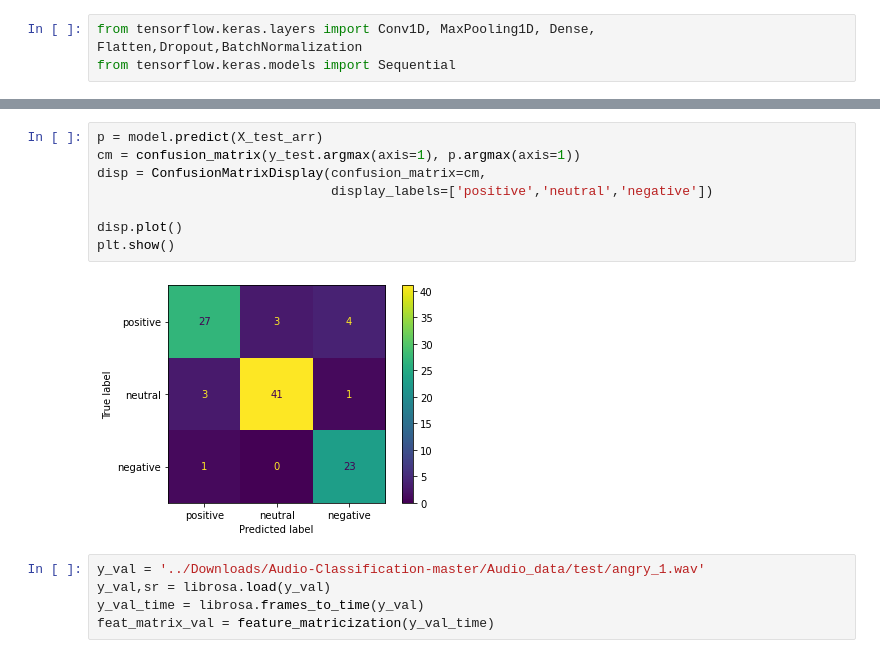
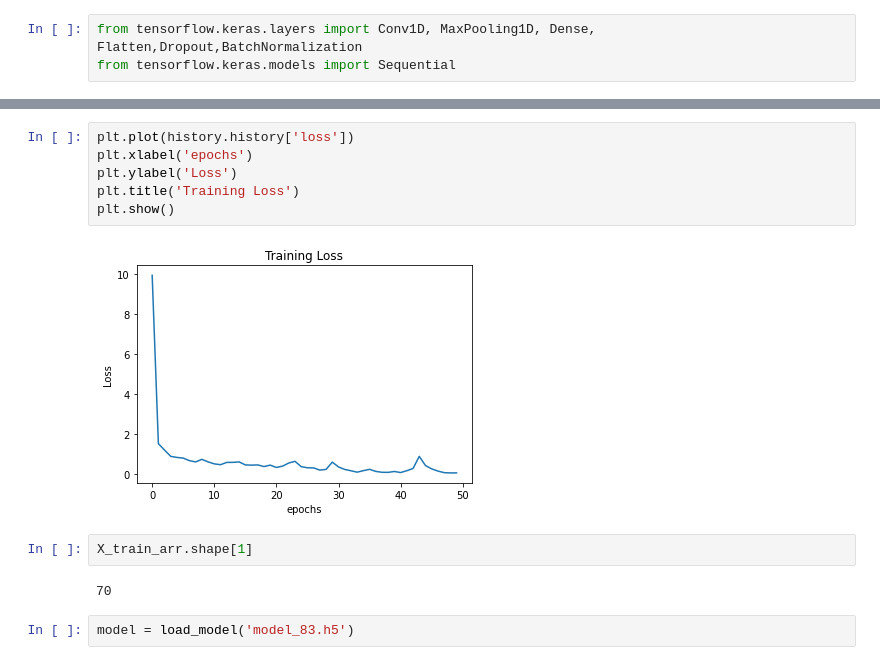
Before and after one commit to Pranay-Kumar-1215/NUS-Project-Audio-Sentiment-Analysis-, a Jupyter notebook: AudioAnalysis.ipynb, the cells around one changed output, grey strips where cells are left out. Drawn from its saved outputs; the diff is of its cells as text.

```diff
--- a/AudioAnalysis.ipynb
+++ b/AudioAnalysis.ipynb
@@ -405,15 +352,14 @@ model.evaluate(X_test_arr,y_test)
-# %%
-p = model.predict(X_test_arr)
-cm = confusion_matrix(y_test.argmax(axis=1), p.argmax(axis=1))
-disp = ConfusionMatrixDisplay(confusion_matrix=cm,
-                              display_labels=['positive','neutral','negative'])
-
-disp.plot()
-plt.show()
-# %% [output]
-[figure, removed]
-# %%
-y_val = '../Downloads/Audio-Classification-master/Audio_data/test/angry_1.wav'
-y_val,sr = librosa.load(y_val)
-y_val_time = librosa.frames_to_time(y_val)
-feat_matrix_val = feature_matricization(y_val_time)
+# %%
+plt.plot(history.history['loss'])
+plt.xlabel('epochs')
+plt.ylabel('Loss')
+plt.title('Training Loss')
+plt.show()
+# %% [output]
+[figure, added]
+# %%
+X_train_arr.shape[1]
+# %% [output]
+70
+# %%
+model = load_model('model_83.h5')
```
Also changed, not shown: parts of 22 cells of this notebook, 1 other file.
